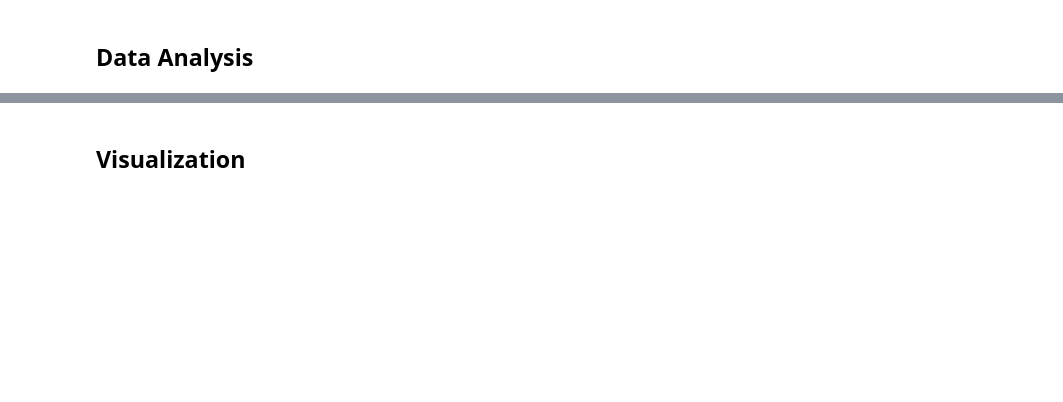
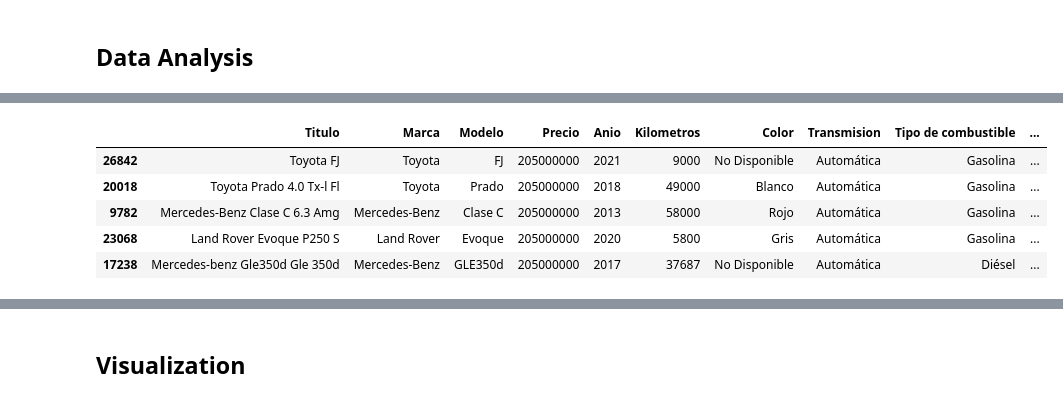
Before and after one commit to Esarac/CarPricePrediction, a Jupyter notebook: exploratory_data_analysis.ipynb, the cells around one changed output, grey strips where cells are left out. Cells and saved outputs as stored; diff of their text form; code cells hidden in the pictures; blank space fills up the shorter version.

```diff
--- a/exploratory_data_analysis.ipynb
+++ b/exploratory_data_analysis.ipynb
@@ -449,0 +510,10 @@ memory usage: 3.3+ MB
+# %%
+temp = df.sort_values(by = ['Precio'], ascending = False)
+temp.head()
+# %% [output]
+|  | Titulo | Marca | Modelo | Precio | Anio | Kilometros | Color | Transmision | Tipo de combustible | ... |
+| 26842 | Toyota FJ | Toyota | FJ | 205000000 | 2021 | 9000 | No Disponible | Automática | Gasolina | ... |
+| 20018 | Toyota Prado 4.0 Tx-l Fl | Toyota | Prado | 205000000 | 2018 | 49000 | Blanco | Automática | Gasolina | ... |
+| 9782 | Mercedes-Benz Clase C 6.3 Amg | Mercedes-Benz | Clase C | 205000000 | 2013 | 58000 | Rojo | Automática | Gasolina | ... |
+| 23068 | Land Rover Evoque P250 S | Land Rover | Evoque | 205000000 | 2020 | 5800 | Gris | Automática | Gasolina | ... |
+| 17238 | Mercedes-benz Gle350d Gle 350d | Mercedes-Benz | GLE350d | 205000000 | 2017 | 37687 | No Disponible | Automática | Diésel | ... |
```
Also changed, not shown: parts of 58 cells of this notebook, 3 other files.
